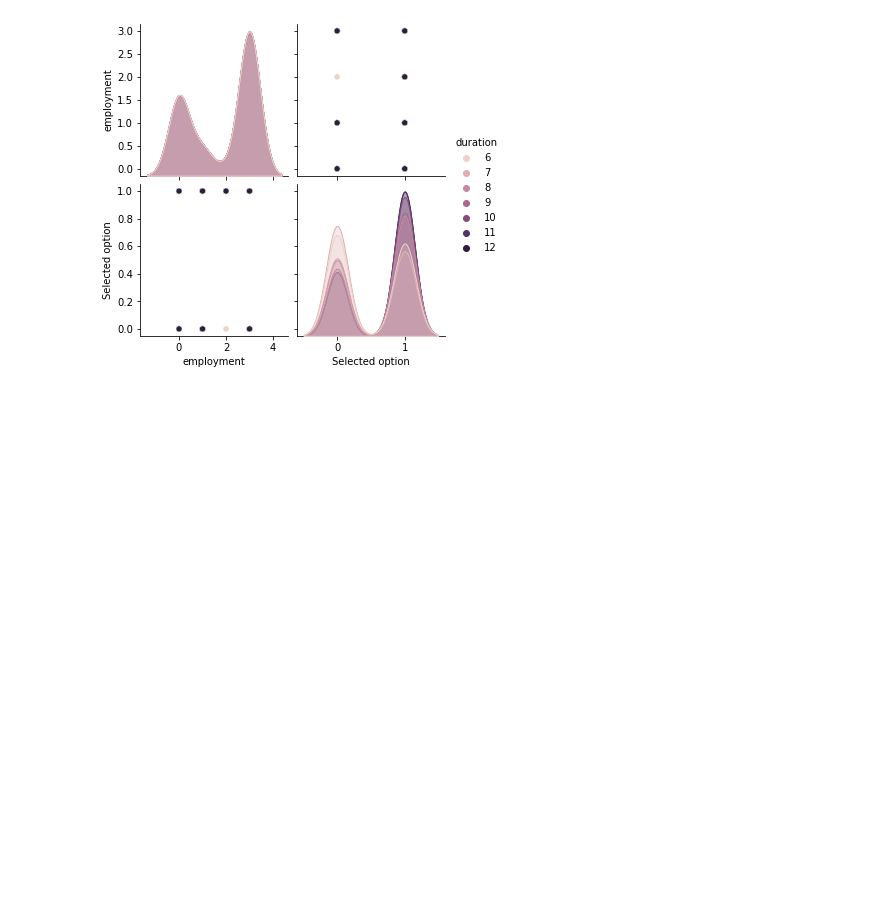
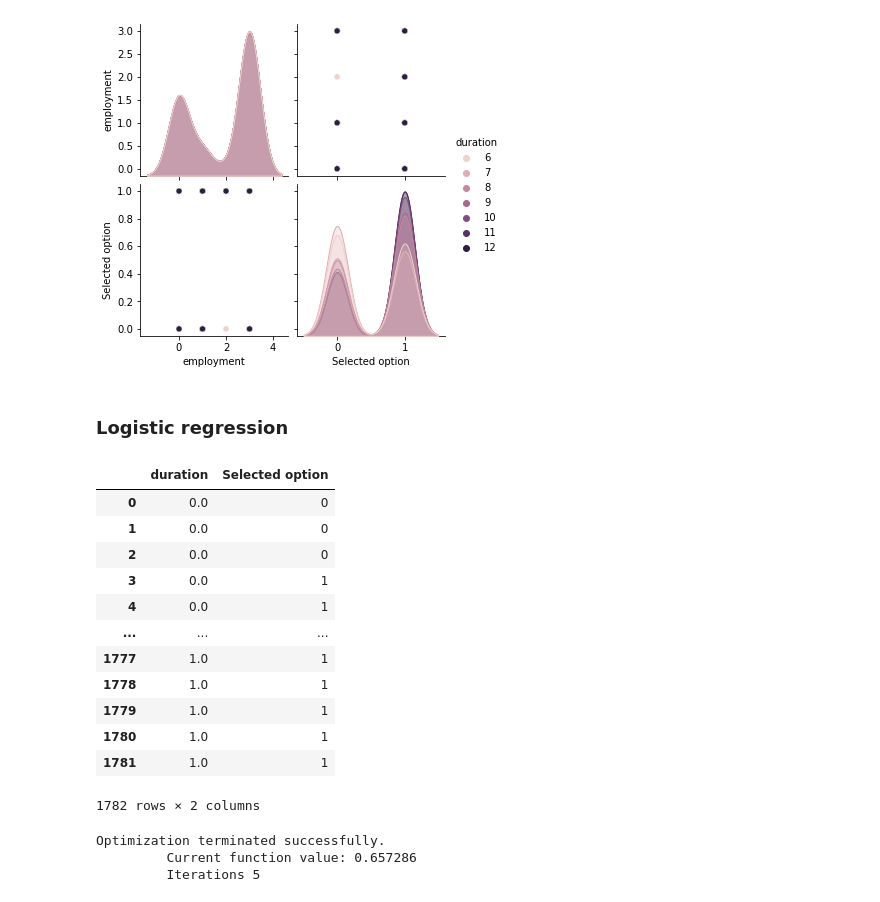
Before and after one commit to Liczi/Oliver-analysis-temp, a Jupyter notebook: Analysis.ipynb, the cells around one changed output. Drawn from its saved outputs; the diff is of its cells as text; code cells hidden in the pictures; blank space fills up the shorter version.

Commit message:
Added logistic regression summary

```diff
--- a/Analysis.ipynb
+++ b/Analysis.ipynb
@@ -220,3 +217,5 @@ for col in id_columns:
 [figure]
 [figure]
 [figure]
+# %% [markdown]
+### Logistic regression
@@ -222,0 +225,17 @@ for col in id_columns:
+# %%
+data['duration'] = (data['duration']-data['duration'].min())/(data['duration'].max()-data['duration'].min())
+data[['duration', 'Selected option']]
+# %% [output]
+|  | duration | Selected option |
+| 0 | 0.0 | 0 |
+| 1 | 0.0 | 0 |
+| 2 | 0.0 | 0 |
+| 3 | 0.0 | 1 |
+| 4 | 0.0 | 1 |
+| ... | ... | ... |
+| 1777 | 1.0 | 1 |
+| 1778 | 1.0 | 1 |
+| 1779 | 1.0 | 1 |
+| 1780 | 1.0 | 1 |
+| 1781 | 1.0 | 1 |
+1782 rows × 2 columns
@@ -222,0 +244,6 @@ for col in id_columns:
+# %%
+result=logit.fit()
+# %% [output]
+Optimization terminated successfully.
+         Current function value: 0.657286
+         Iterations 5
```
Also changed, not shown: parts of 4 cells of this notebook.
